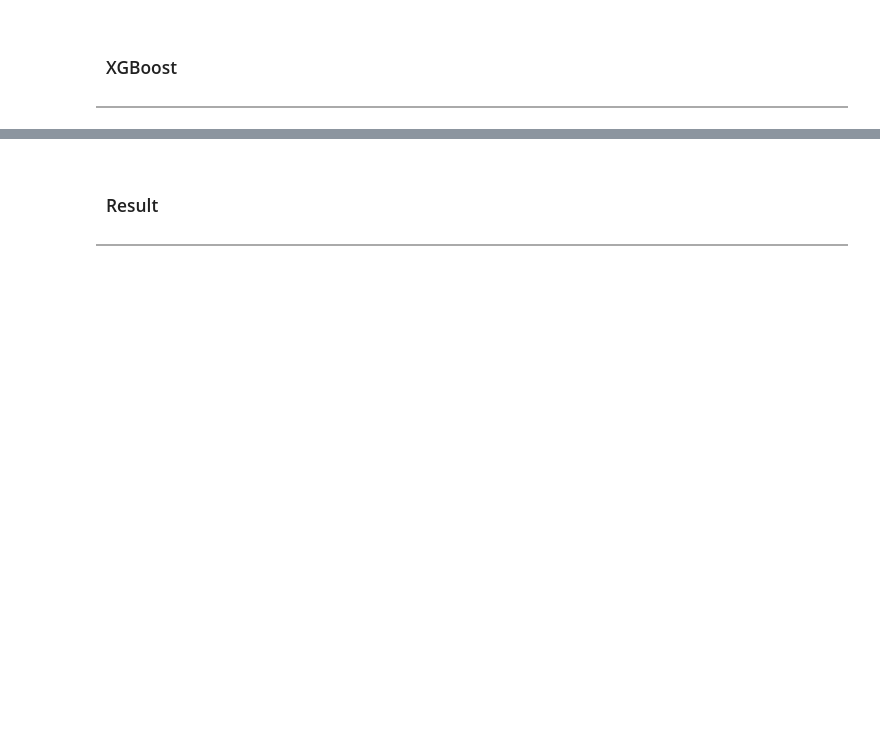
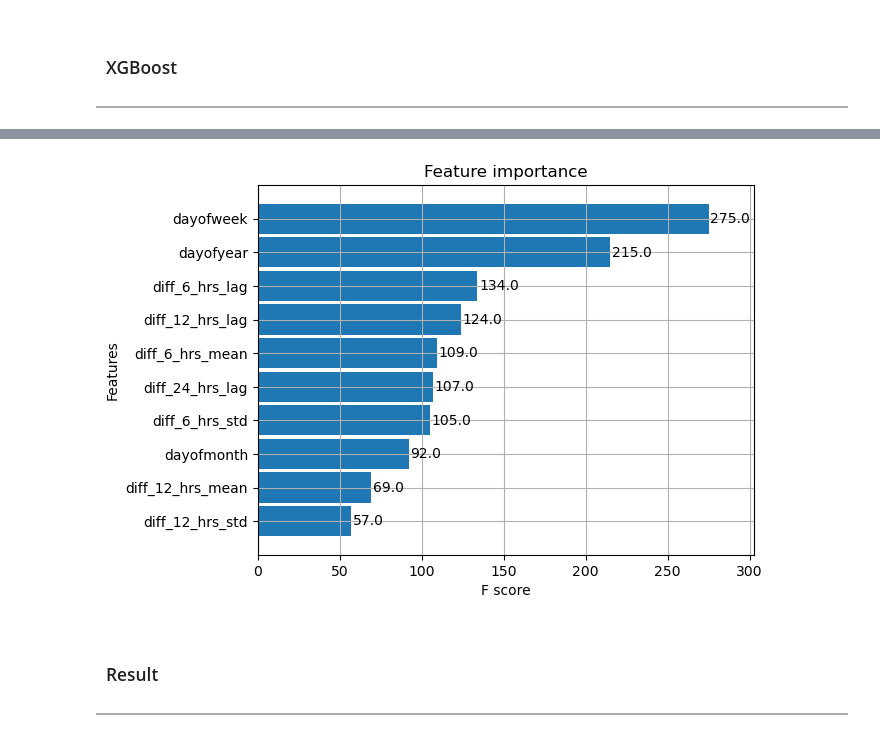
Before and after one commit to leopoldgerber/machine-learning-projects, a Jupyter notebook: time series - AR MA ARIMA.ipynb, the cells around one changed output, grey strips where cells are left out. Cells and saved outputs as stored; diff of their text form; code cells hidden in the pictures; blank space fills up the shorter version.

```diff
--- a/time series - AR MA ARIMA.ipynb
+++ b/time series - AR MA ARIMA.ipynb
@@ -673,3 +799,8 @@ plt.show()
+# %%
+# Show features importance
+_ = plot_importance(model, height= 0.9, max_num_features = 10)
+# %% [output]
+[figure, added]
 # %% [markdown]
 <a id = 'model_result'></a>
 <div style="display:fill;
```
Also changed, not shown: parts of 7 cells of this notebook.
